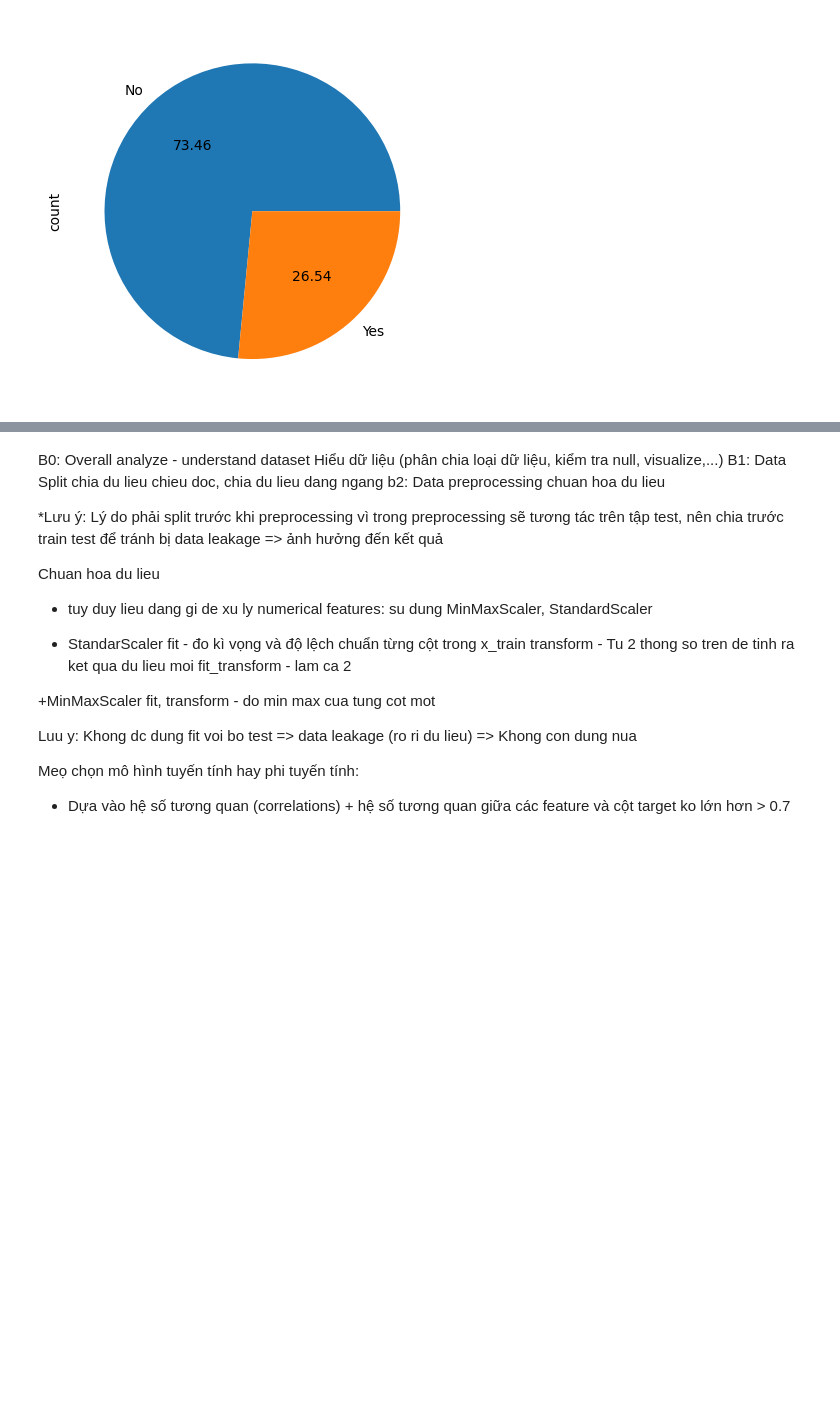
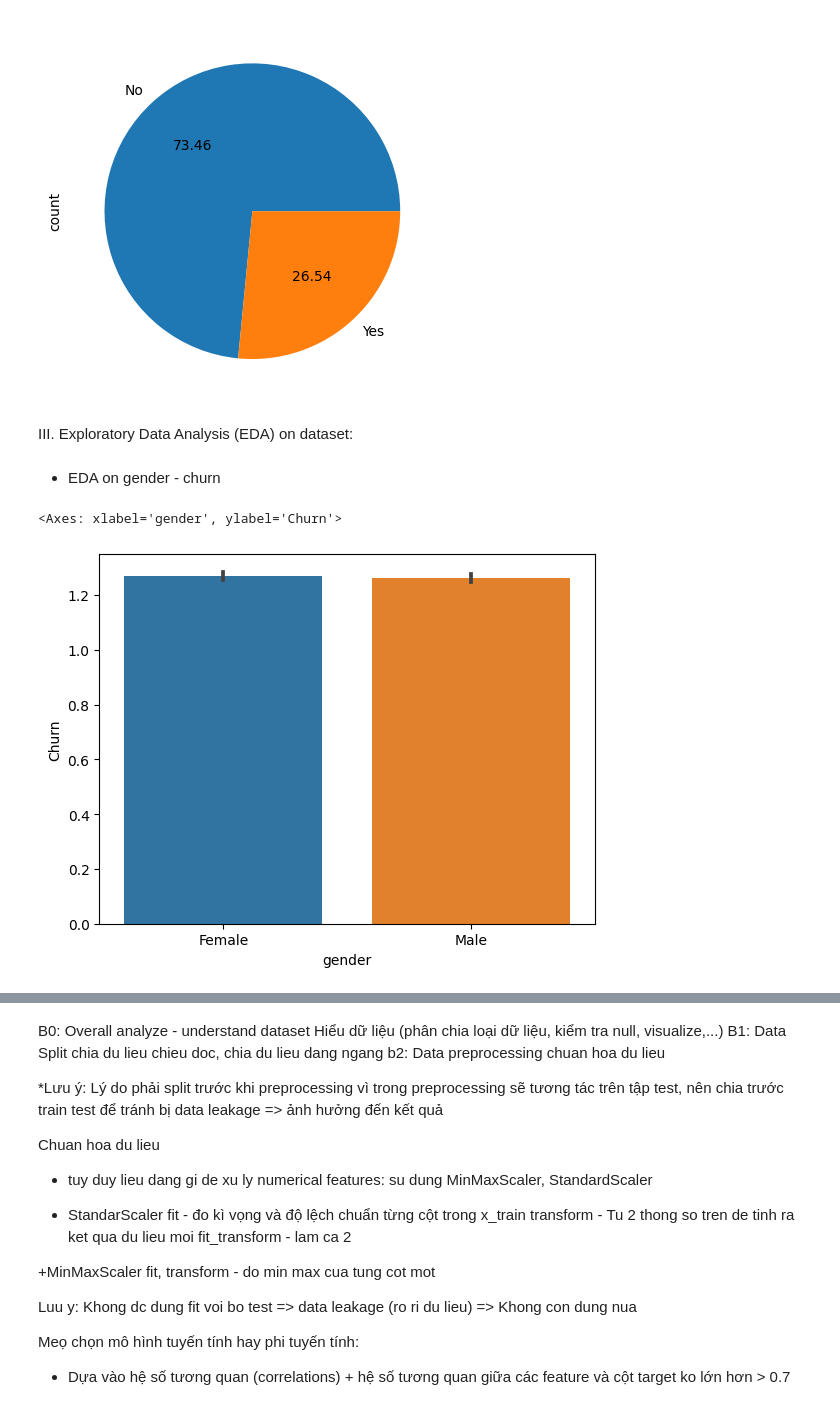
Before and after one commit to Vinh263/Imbalanced-Data-Research, a Jupyter notebook: ImbalancedData.ipynb, the cells around one changed output, grey strips where cells are left out. Drawn from its saved outputs; the diff is of its cells as text; code cells hidden in the pictures; blank space fills up the shorter version.

```diff
--- a/ImbalancedData.ipynb
+++ b/ImbalancedData.ipynb
@@ -98,0 +155,5 @@ https://github.com/ydataai/ydata-profiling/issues
+# %%
+for col in data.columns.tolist():
+    print("unique values of ",col)
+    print(data[col].unique())
+    print("-----------------",end='\n')
@@ -108,3 +187,23 @@ No     5174
 Yes    1869
 Name: count, dtype: int64
 [figure]
+# %% [markdown]
+III. Exploratory Data Analysis (EDA) on dataset:
+# %% [markdown]
+- EDA on gender - churn
+# %%
+data_eda = pd.read_csv('Telco-Customer-Churn.csv')
+data_eda.drop("customerID",axis=1,inplace=True)
+
+
+# bien doi yes no qua dang so de EDA
+columns = ['Partner', 'Dependents', 'PhoneService', 'MultipleLines', 'OnlineSecurity', 'OnlineBackup', 'DeviceProtection', 'TechSupport', 'StreamingTV', 'StreamingMovies', 'PaperlessBilling', 'Churn']
+
+for col in columns:
+  data_eda[col] = data_eda[col].replace({'Yes': 2, 'No': 1})
+
+data['gender'].value_counts()
+sns.barplot(x = data_eda['gender'] ,y=data_eda['Churn'])
+# %% [output]
+<Axes: xlabel='gender', ylabel='Churn'>
+[figure, added]
```
Also changed, not shown: parts of 50 cells of this notebook.
